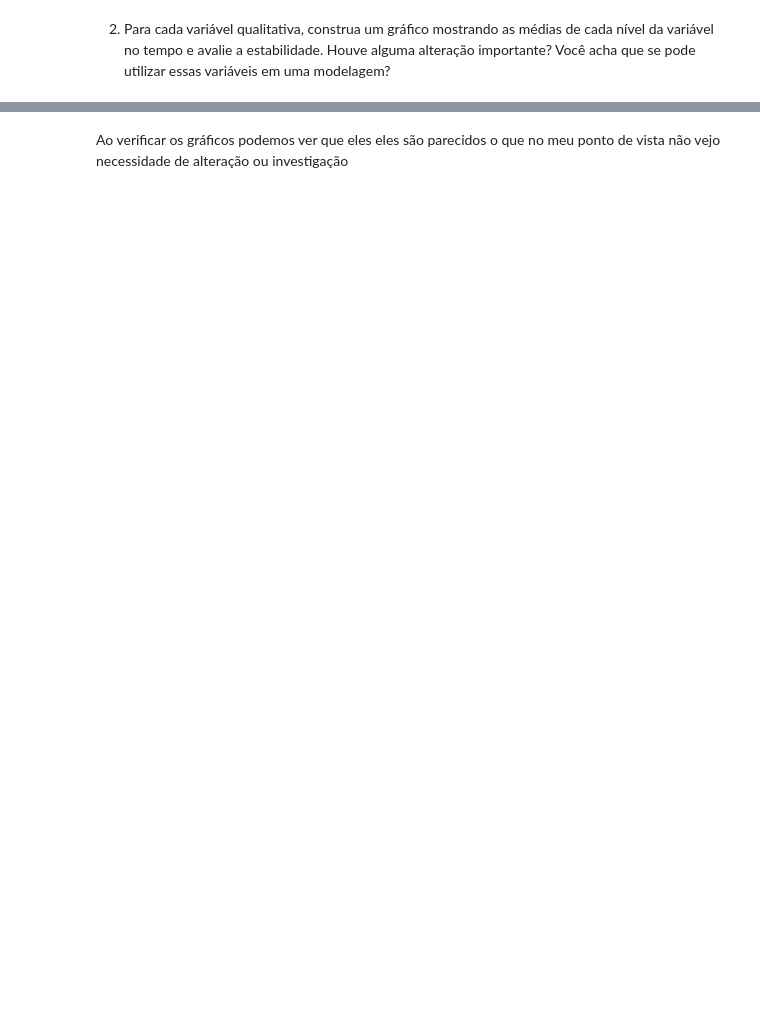
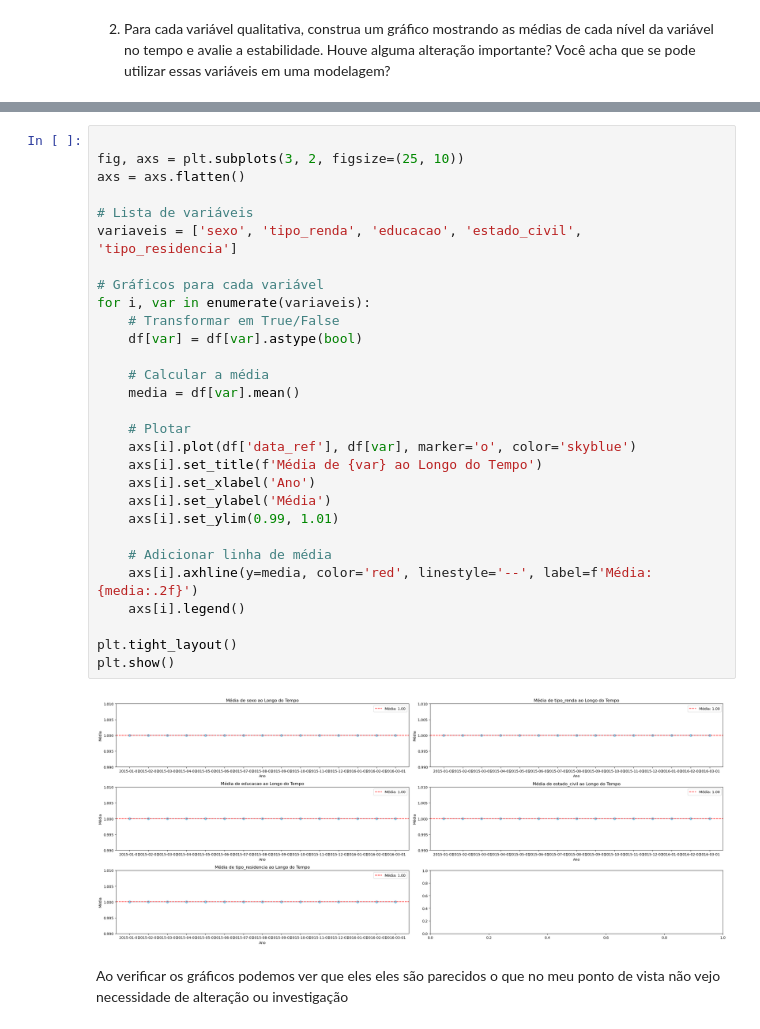
Before and after one commit to matthrun/Atividades-EBAC, a Jupyter notebook: Módulo 10 tarefa 3.ipynb.ipynb, the cells around one changed output, grey strips where cells are left out. Drawn from its saved outputs; the diff is of its cells as text; blank space fills up the shorter version.

```diff
--- a/Módulo 10 tarefa 3.ipynb.ipynb
+++ b/Módulo 10 tarefa 3.ipynb.ipynb
@@ -77,2 +92,33 @@ plt.show()
+# %%
+
+fig, axs = plt.subplots(3, 2, figsize=(25, 10))
+axs = axs.flatten()
+
+# Lista de variáveis
+variaveis = ['sexo', 'tipo_renda', 'educacao', 'estado_civil', 'tipo_residencia']
+
+# Gráficos para cada variável
+for i, var in enumerate(variaveis):
+    # Transformar em True/False
+    df[var] = df[var].astype(bool)
+
+    # Calcular a média
+    media = df[var].mean()
+
+    # Plotar
+    axs[i].plot(df['data_ref'], df[var], marker='o', color='skyblue')
+    axs[i].set_title(f'Média de {var} ao Longo do Tempo')
+    axs[i].set_xlabel('Ano')
+    axs[i].set_ylabel('Média')
+    axs[i].set_ylim(0.99, 1.01)
+
+    # Adicionar linha de média
+    axs[i].axhline(y=media, color='red', linestyle='--', label=f'Média: {media:.2f}')
+    axs[i].legend()
+
+plt.tight_layout()
+plt.show()
+# %% [output]
+[figure, added]
 # %% [markdown]
 Ao verificar os gráficos podemos ver que eles eles são parecidos o que no meu ponto de vista não vejo necessidade de alteração ou investigação
```
Also changed, not shown: parts of 2 cells of this notebook.
